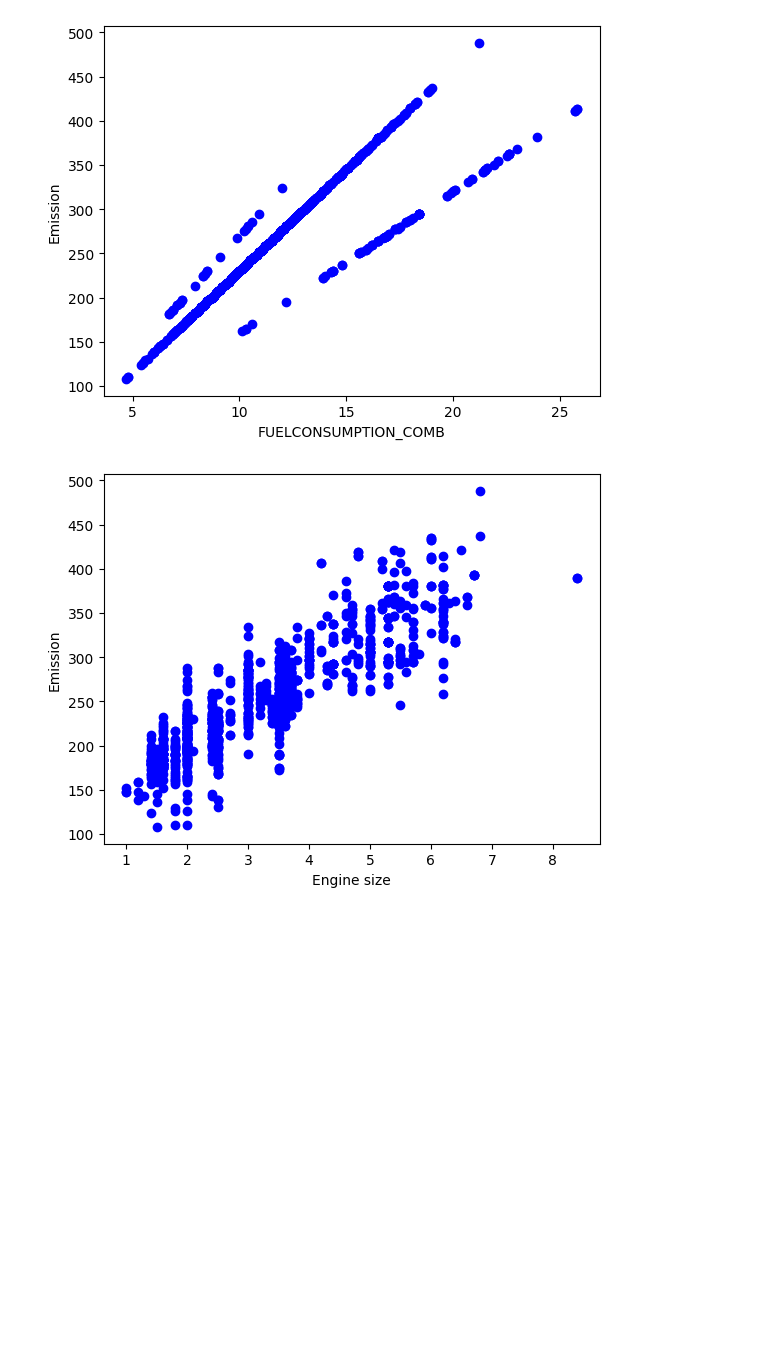
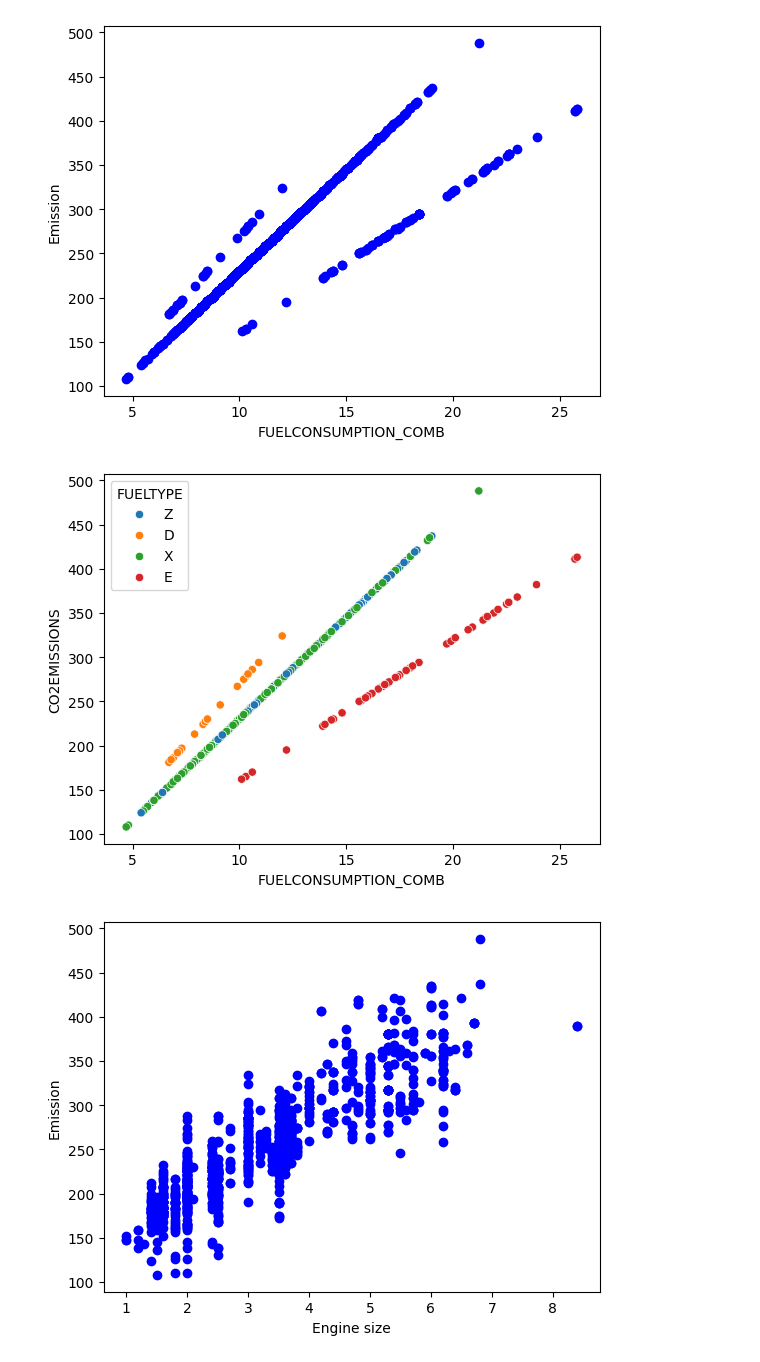
Before and after one commit to javierCh77/emisionco2, a Jupyter notebook: ML0101EN-Reg-Simple-Linear-Regression-Co2-v2.ipynb, the cells around one changed output. Cells and saved outputs as stored; diff of their text form; code cells hidden in the pictures; blank space fills up the shorter version.

```diff
--- a/ML0101EN-Reg-Simple-Linear-Regression-Co2-v2.ipynb
+++ b/ML0101EN-Reg-Simple-Linear-Regression-Co2-v2.ipynb
@@ -107,4 +172,9 @@ plt.ylabel("Emission")
 plt.show()
 # %% [output]
 [figure]
+# %%
+sns.scatterplot(data=df, x='FUELCONSUMPTION_COMB', y='CO2EMISSIONS', hue='FUELTYPE')
+plt.show()
+# %% [output]
+[figure, added]
 # %%
```
Also changed, not shown: parts of 23 cells of this notebook.
